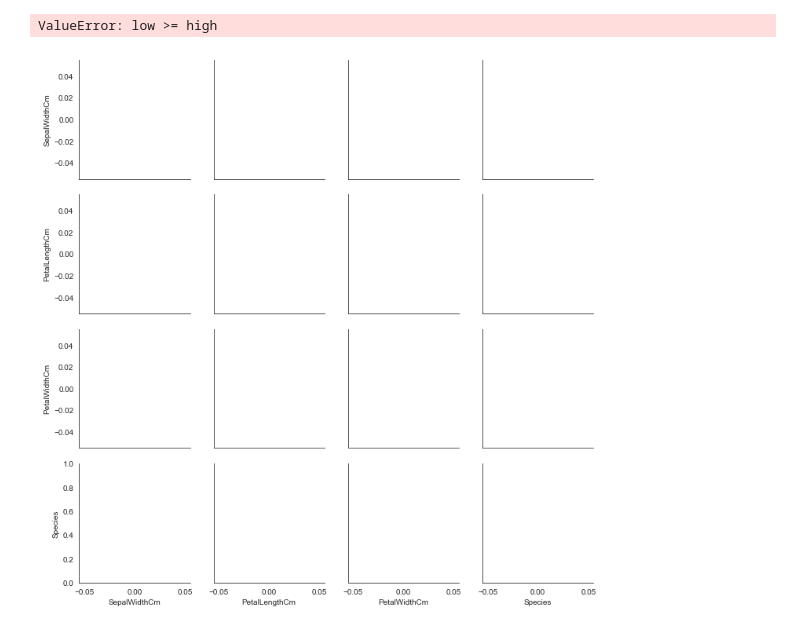
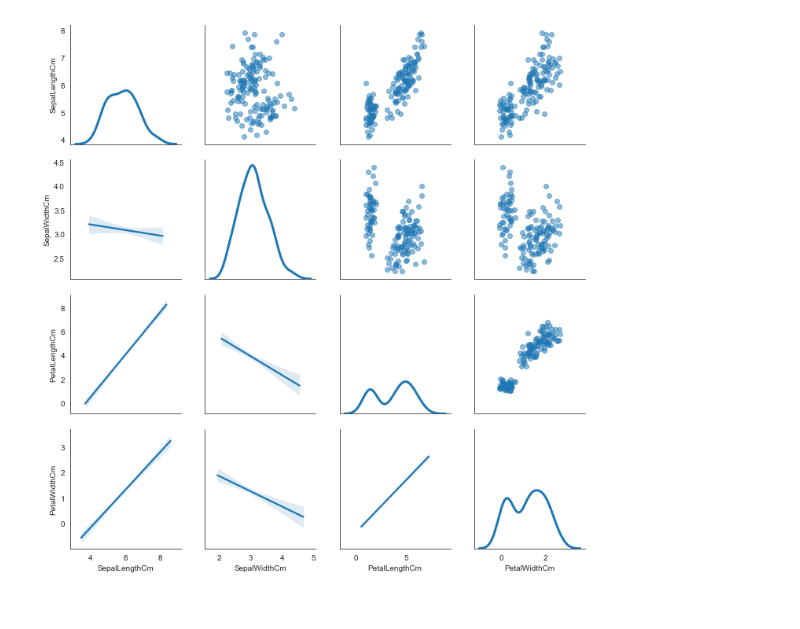
Before and after one commit to Kingbigtiger/class-studies, a Jupyter notebook: Unit 2.1.8 BootCamp Drill Preparing a dataset for modeling.ipynb, the cells around one changed output. Cells and saved outputs as stored; diff of their text form; code cells hidden in the pictures.

```diff
--- a/Unit 2.1.8 BootCamp Drill Preparing a dataset for modeling.ipynb
+++ b/Unit 2.1.8 BootCamp Drill Preparing a dataset for modeling.ipynb
@@ -7,42 +7,40 @@ import scipy.stats as stats
 # %%
 # Make the scatterplot matrix
 # Set the default plot aesthetics to be prettier.
 sns.set_style("white")
 
 df = pd.read_csv('iris.csv')
 
 # Take a subset of the data to make plots clearer.
 df_czch = df.loc[
-    ((df['Species'] == 'Iris-sentosa') | (df['Species'] == 'Iris-veriscolor')) & (df['Species'] == 'Iris-virginica'),
-    ['SepalLengthCm', 'SepalWidthCm', 'PetalLengthCm', 'PetalWidthCm']
-]
+    (df['Species'] == 'Iris-setosa') | (df['Species'] == 'Iris-versicolor') | (df['Species'] == 'Iris-virginica'),
+    ['Species', 'SepalLengthCm', 'SepalWidthCm', 'PetalLengthCm', 'PetalWidthCm']]
 
 # Because the variables can only take integer values between 0 and 10, points
 # on the scatterplot will hide one another. To better see all the points, we
 # create a dataframe of random noise (or "jitter") and add it only when plotting.
 
 # Make a copy of the data to add jitter to and plot.
-df_jittered = df_czch.loc[:, 'SepalWidthCm':'Species'].dropna()
+df_jittered = df_czch.loc[:, 'SepalLengthCm':'PetalWidthCm'].dropna()
 # Making the random noise.
 jitter = pd.DataFrame(
-    np.random.uniform(1, 8, size=(df_jittered.shape)),
-    columns=df_jittered.columns
+     np.random.uniform(.3, -.3, size=(df_jittered.shape)),
+     columns=df_jittered.columns
 )
 # Combine the data and the noise.
 df_jittered = df_jittered.add(jitter)
 
 # Declare that you want to make a scatterplot matrix.
-g = sns.PairGrid(df_jittered.dropna(), diag_sharey=False)
+g = sns.PairGrid(df_jittered.dropna())
 # Scatterplot.
 g.map_upper(plt.scatter, alpha=.5)
 # Fit line summarizing the linear relationship of the two variables.
 g.map_lower(sns.regplot, scatter_kws=dict(alpha=0))
 # Give information about the univariate distributions of the variables.
 g.map_diag(sns.kdeplot, lw=3)
 plt.show()
 # %% [output]
-ValueError: low >= high
-[figure, old version]
+[figure, new version]
 # %%
 # Make the correlation matrix.
 corrmat = df_czch.corr()
```
Also changed, not shown: parts of 2 cells of this notebook.
